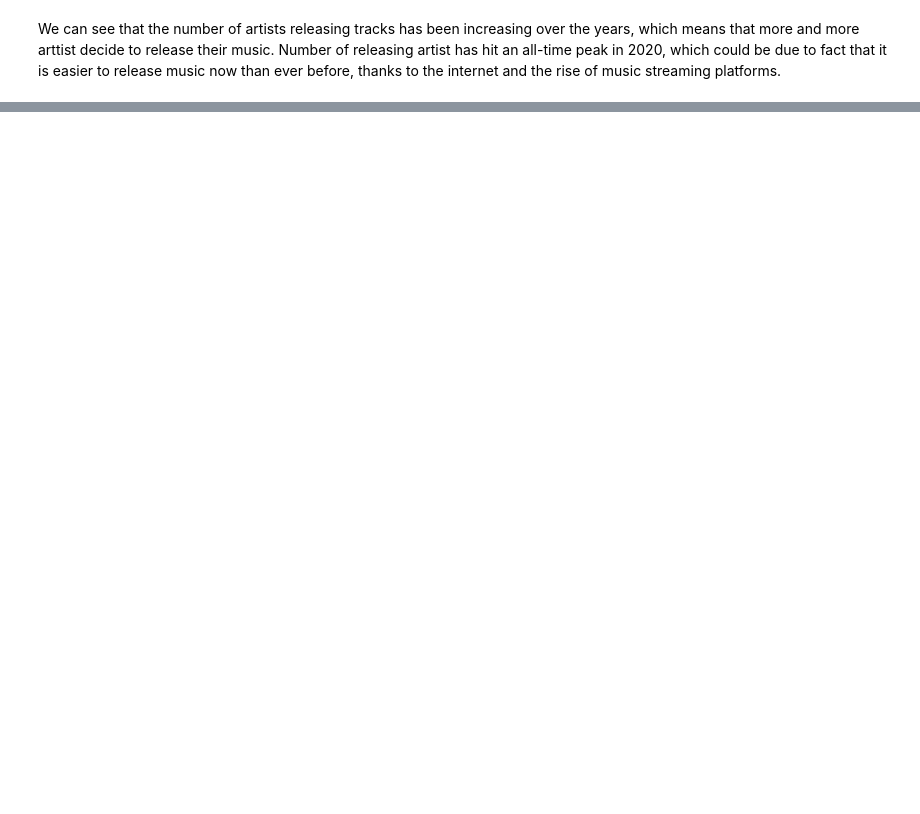
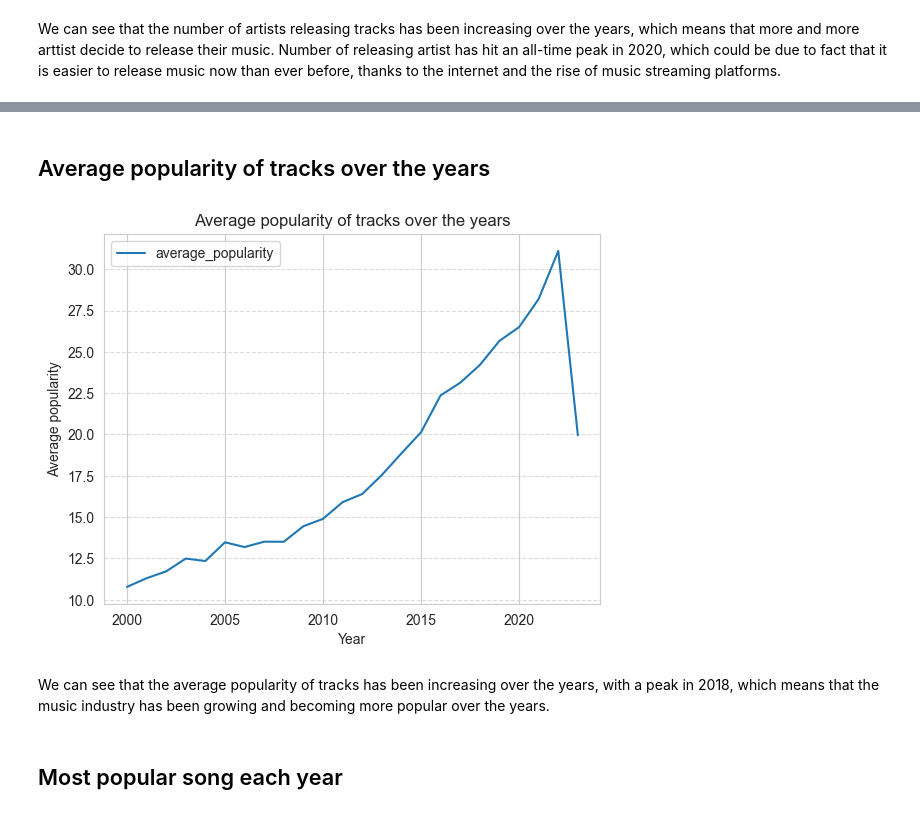
Before and after one commit to VMoskov/Spotify-analysis, a Jupyter notebook: reports/spotify_analysis.ipynb, the cells around one changed output, grey strips where cells are left out. Cells and saved outputs as stored; diff of their text form; code cells hidden in the pictures; blank space fills up the shorter version.

```diff
--- a/reports/spotify_analysis.ipynb
+++ b/reports/spotify_analysis.ipynb
@@ -201,0 +365,16 @@ We can see that the number of artists releasing tracks has been increasing over
+# %% [markdown]
+## Average popularity of tracks over the years
+# %%
+popularity_per_year = dataset.groupby('year')['popularity'].mean().reset_index(name='average_popularity')
+
+popularity_per_year.plot(x='year', y='average_popularity', kind='line', title='Average popularity of tracks over the years')
+plt.xlabel('Year')
+plt.ylabel('Average popularity')
+plt.grid(axis='y', linestyle='--', alpha=0.7)
+plt.show()
+# %% [output]
+[figure, added]
+# %% [markdown]
+We can see that the average popularity of tracks has been increasing over the years, with a peak in 2018, which means that the music industry has been growing and becoming more popular over the years.
+# %% [markdown]
+## Most popular song each year
```
Also changed, not shown: parts of 32 cells of this notebook.
